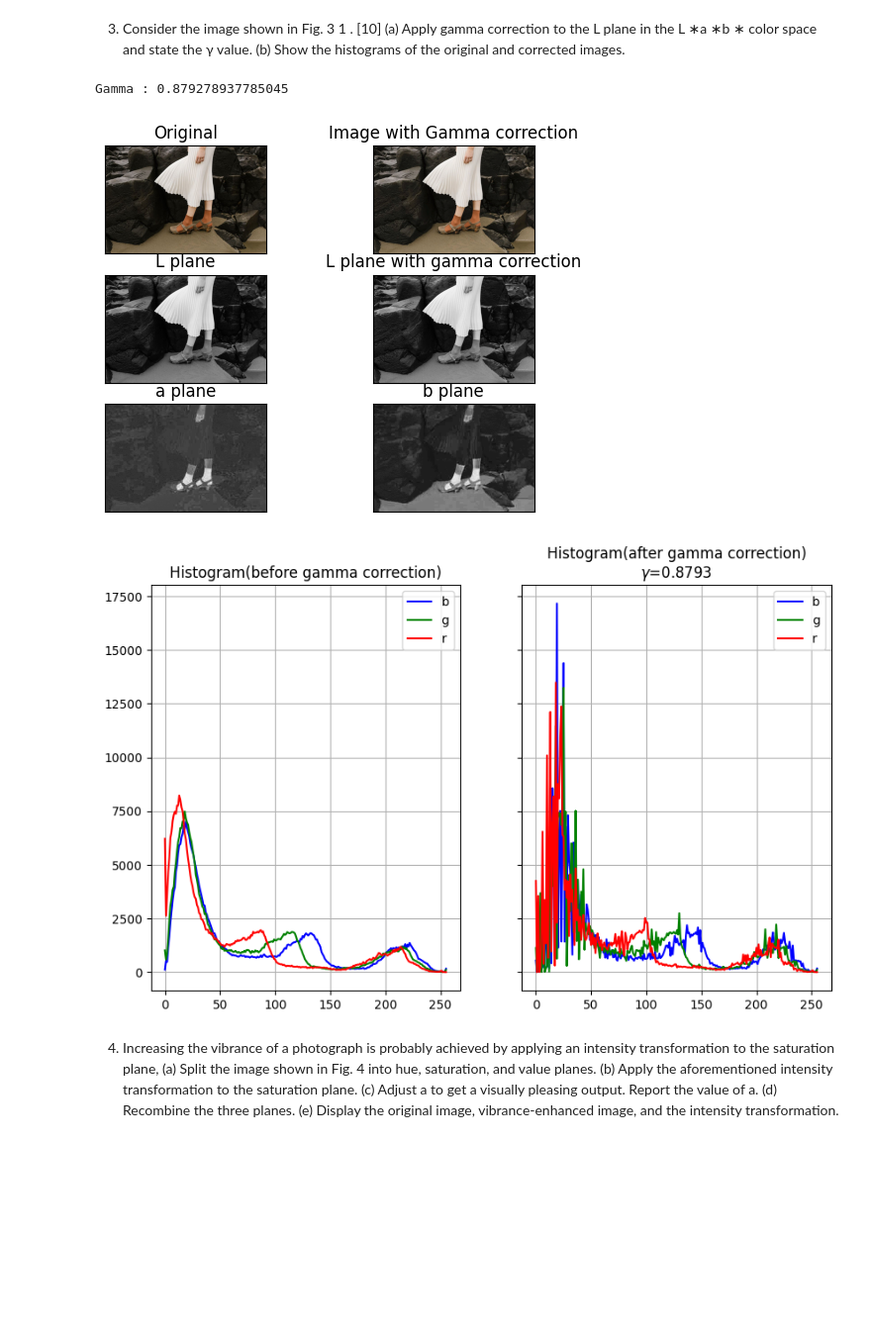
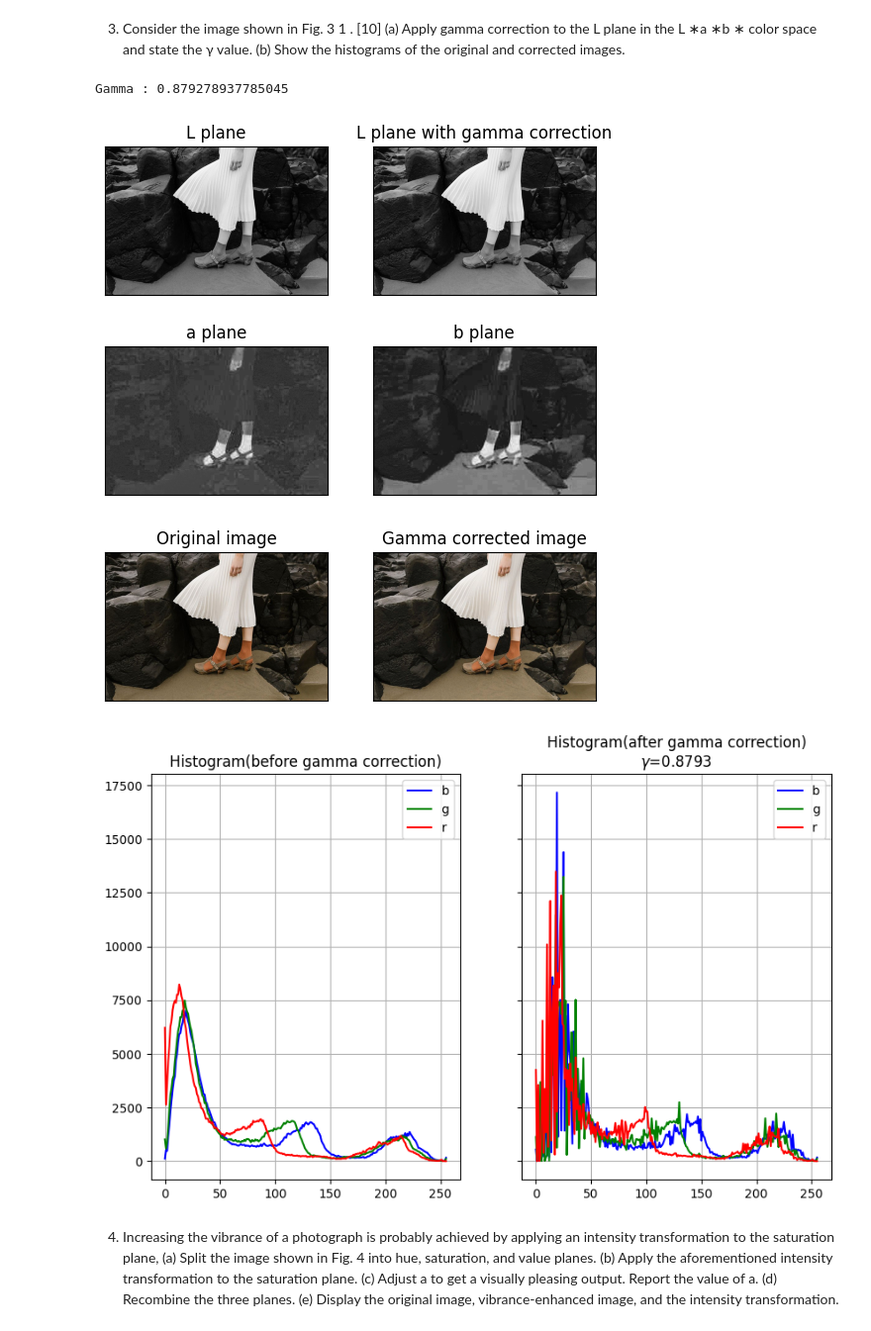
Before and after one commit to PRABUDDHIKAMWR/EN3160-Image_Processing_and_Machine_Vision, a Jupyter notebook: ass1.ipynb, the cells around one changed output. Shown at 99% size. Cells and saved outputs as stored; diff of their text form; code cells hidden in the pictures; blank space fills up the shorter version.

```diff
--- a/ass1.ipynb
+++ b/ass1.ipynb
@@ -69,15 +76,21 @@ import cv2 as cv
 import numpy as np
 import matplotlib.pyplot as plt
 
-c = np.array([(0,60),(205, 75), (205, 254)])
-t1 = np.linspace(c[0,1], c[1, 1], c[1, 0] + 1 - 0).astype('uint8')
-print(len(t1))
-t2 = np.linspace(c[2, 1] + 1, 255, 255 - c[2, 0] ).astype('uint8')
+#t1 = np.linspace(c[0,1], c[1, 1], c[1, 0] + 1 - 0).astype('uint8')
+#t2 = np.linspace(c[2, 1] + 1, 255, 255 - c[2, 0] ).astype('uint8')
+
+#(a)for white matter
+c = np.array([(100,0),(205, 100),(205, 254)])
+t1 = np.zeros(100).astype('uint8')
+t2 = np.linspace(c[0,1], c[1, 1], c[1, 0] - c[0,0]+1).astype('uint8')
+t3 = np.linspace(c[2,1], 255, 255-c[2, 0]).astype('uint8')
 print(len(t2))
 transform1 = np.concatenate((t1, t2), axis=0).astype('uint8')
+transform1 = np.concatenate((transform1, t3), axis=0).astype('uint8')
 print(len(transform1))
 
-c = np.array([(0, 100), (75, 150), (75,0),(180, 25),(180, 200)])
+#(b)for gray matter
+c = np.array([(0, 100), (75, 150), (75,0),(180, 105),(180, 200)])
 t3 = np.linspace(c[0,1], c[1, 1] + 1, c[1,0] - c[0,0]+1).astype('uint8')
 print(len(t3))
 t4 = np.linspace(c[2, 1] + 1, c[3,1], c[3,0] - c[2, 0]).astype('uint8')
@@ -160,66 +172,68 @@ import math
 img_orig = cv.imread(r"zooming\highlights_and_shadows.jpg",cv.IMREAD_COLOR)
 assert img_orig is not None
 img_orig1 = cv.cvtColor(img_orig, cv.COLOR_BGR2RGB)
-img_orig = cv.cvtColor(img_orig, cv.COLOR_BGR2Lab)
-img_L_orig, img_a, img_b = cv.split(img_orig)
+img_orig = cv.cvtColor(img_orig, cv.COLOR_BGR2Lab)#converting to LAB color space
+img_L_orig, img_a, img_b = cv.split(img_orig)#splitting the image into L,a,b planes
 
-mean = np.mean(img_L_orig)
-gamma = math.log(mean)/math.log(128)
+mean = np.mean(img_L_orig)#obtaining the mean value
+gamma = math.log(mean)/math.log(128)#obtaining the gamma value using the formula log(mean)/log(128)
 print('Gamma :',gamma)
 
 table = np.array([(i/255.0)**(gamma)*255.0 for i in np.arange(0,256)]).astype('uint8')
-img_L_gamma = cv.LUT(img_L_orig, table)
+img_L_gamma = cv.LUT(img_L_orig, table)#applying the transformation
 
-img_gamma = cv.merge([img_L_gamma, img_a, img_b])
+img_gamma = cv.merge([img_L_gamma, img_a, img_b])#merging the planes
 img_cvt_gamma = cv.cvtColor(img_gamma, cv.COLOR_Lab2RGB)
 
-fig, axes = plt.subplots(3, 2)
-axes[0,0].imshow(img_orig1, cmap='gray')
-axes[0,0].set_title('Original')
-axes[0,0].set_xticks([]), axes[0,0].set_yticks([])
+fig, axes1 = plt.subplots(2, 2)
+axes1[0,0].imshow(img_L_orig, cmap='gray')
+axes1[0,0].set_title('L plane')
+axes1[0,0].set_xticks([]), axes1[0,0].set_yticks([])
 
-axes[0,1].imshow(img_cvt_gamma, cmap='gray',vmin=0, vmax=255)
-axes[0,1].set_title('Image with Gamma correction')
-axes[0,1].set_xticks([]), axes[0,1].set_yticks([])
+axes1[0,1].imshow(img_L_gamma, cmap='gray',vmin=0, vmax=255)
+axes1[0,1].set_title('L plane with gamma correction')
+axes1[0,1].set_xticks([]), axes1[0,1].set_yticks([])
 
-axes[1,0].imshow(img_L_orig, cmap='gray')
-axes[1,0].set_title('L plane')
-axes[1,0].set_xticks([]), axes[1,0].set_yticks([])
+axes1[1,0].imshow(img_a, cmap='gray')
+axes1[1,0].set_title('a plane')
+axes1[1,0].set_xticks([]), axes1[1,0].set_yticks([])
 
-axes[1,1].imshow(img_L_gamma, cmap='gray',vmin=0, vmax=255)
-axes[1,1].set_title('L plane with gamma correction')
-axes[1,1].set_xticks([]), axes[1,1].set_yticks([])
+axes1[1,1].imshow(img_b, cmap='gray')
+axes1[1,1].set_title('b plane')
+axes1[1,1].set_xticks([]), axes1[1,1].set_yticks([])
 
-axes[2,0].imshow(img_a, cmap='gray')
-axes[2,0].set_title('a plane')
-axes[2,0].set_xticks([]), axes[2,0].set_yticks([])
+fig, axes = plt.subplots(1, 2)
+axes[0].imshow(img_orig1, cmap='gray')
+axes[0].set_title('Original image')
+axes[0].set_xticks([]), axes[0].set_yticks([])
 
-axes[2,1].imshow(img_b, cmap='gray')
-axes[2,1].set_title('b plane')
-axes[2,1].set_xticks([]), axes[2,1].set_yticks([])
+axes[1].imshow(img_cvt_gamma, cmap='gray',vmin=0, vmax=255)
+axes[1].set_title('Gamma corrected image')
+axes[1].set_xticks([]), axes[1].set_yticks([])
 
 fig1, ax1 =  plt.subplots(1,2,figsize=(10, 6), sharey=all, sharex = all)
 
 color = ('b', 'g', 'r')
 for i, c in enumerate(color):
     hist_orig = cv.calcHist([img_orig1], [i], None, [256], [0, 256])
     ax1[0].plot(hist_orig, color=c)
     hist_gamma = cv.calcHist([img_cvt_gamma], [i], None, [256], [0, 256])
     ax1[1].plot(hist_gamma, color=c)
 
 ax1[0].legend(color,loc = 'best')
 ax1[1].legend(color,loc = 'best')
 ax1[0].set_title('Histogram(before gamma correction)')
 ax1[1].set_title('Histogram(after gamma correction)\n'+r'$\gamma$='+str(round(gamma,4)))
 ax1[0].grid(True)
 ax1[1].grid(True)
 
 # Display the plots
 plt.show()
 # %% [output]
 Gamma : 0.879278937785045
-[figure, old version]
+[figure, new version]
-[figure, old version]
+[figure, new version]
+[figure, added]
 # %% [markdown]
 4. Increasing the vibrance of a photograph is probably achieved by applying an intensity transformation to the saturation plane,
 (a) Split the image shown in Fig. 4 into hue, saturation, and value planes.
```
Also changed, not shown: parts of 8 cells of this notebook.
